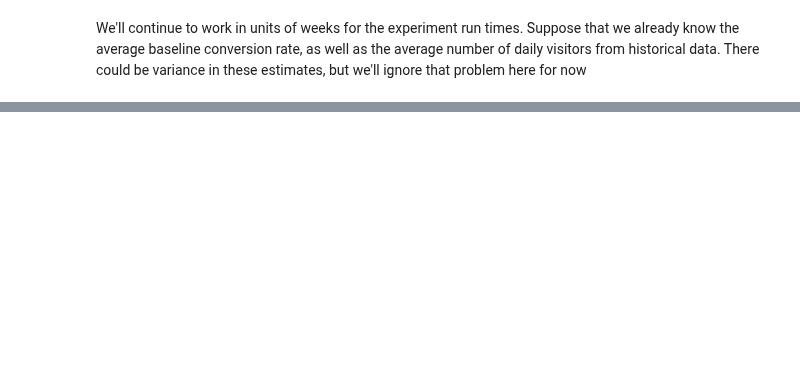
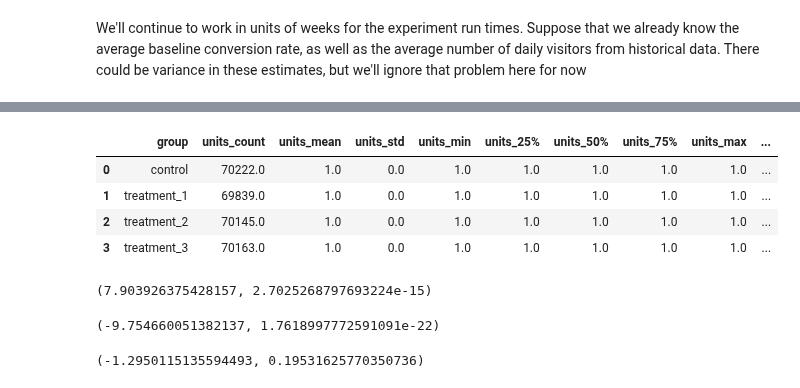
Before and after one commit to dokeeffe87/stats_utils, a Jupyter notebook: notebooks/scratch_work/dev_generalize_to_n_variants.ipynb, the cells around one changed output, grey strips where cells are left out. Saved outputs shown, nothing was run; the diff lists cells and outputs as text; code cells hidden in the pictures; blank space fills up the shorter version.

```diff
--- a/notebooks/scratch_work/dev_generalize_to_n_variants.ipynb
+++ b/notebooks/scratch_work/dev_generalize_to_n_variants.ipynb
@@ -82,0 +102,2 @@ df_ab.head()
+# %%
+df_stats = df_ab[['units', 'group', 'conversion']].groupby('group').describe()
@@ -82,0 +113,26 @@ df_ab.head()
+# %%
+df_stats.columns = ['_'.join(col).strip().strip('_') for col in df_stats.columns]
+# %%
+df_stats = df_stats.reset_index()
+# %%
+df_stats
+# %% [output]
+|  | group | units_count | units_mean | units_std | units_min | units_25% | units_50% | units_75% | units_max | ... |
+| 0 | control | 70222.0 | 1.0 | 0.0 | 1.0 | 1.0 | 1.0 | 1.0 | 1.0 | ... |
+| 1 | treatment_1 | 69839.0 | 1.0 | 0.0 | 1.0 | 1.0 | 1.0 | 1.0 | 1.0 | ... |
+| 2 | treatment_2 | 70145.0 | 1.0 | 0.0 | 1.0 | 1.0 | 1.0 | 1.0 | 1.0 | ... |
+| 3 | treatment_3 | 70163.0 | 1.0 | 0.0 | 1.0 | 1.0 | 1.0 | 1.0 | 1.0 | ... |
+# %%
+# proportions_ztest([9266, 4725], [92985, 93112])
+# proportions_ztest([2124, 3503], [69980, 70013])
+proportions_ztest([4242, 3584], [69839, 70222])
+# %% [output]
+(7.903926375428157, 2.7025268797693224e-15)
+# %%
+proportions_ztest([2818, 3584], [70145, 70222])
+# %% [output]
+(-9.754660051382137, 1.7618997772591091e-22)
+# %%
+proportions_ztest([3475, 3584], [70163, 70222])
+# %% [output]
+(-1.2950115135594493, 0.19531625770350736)
```
Also changed, not shown: parts of 33 cells of this notebook, 1 other file.
